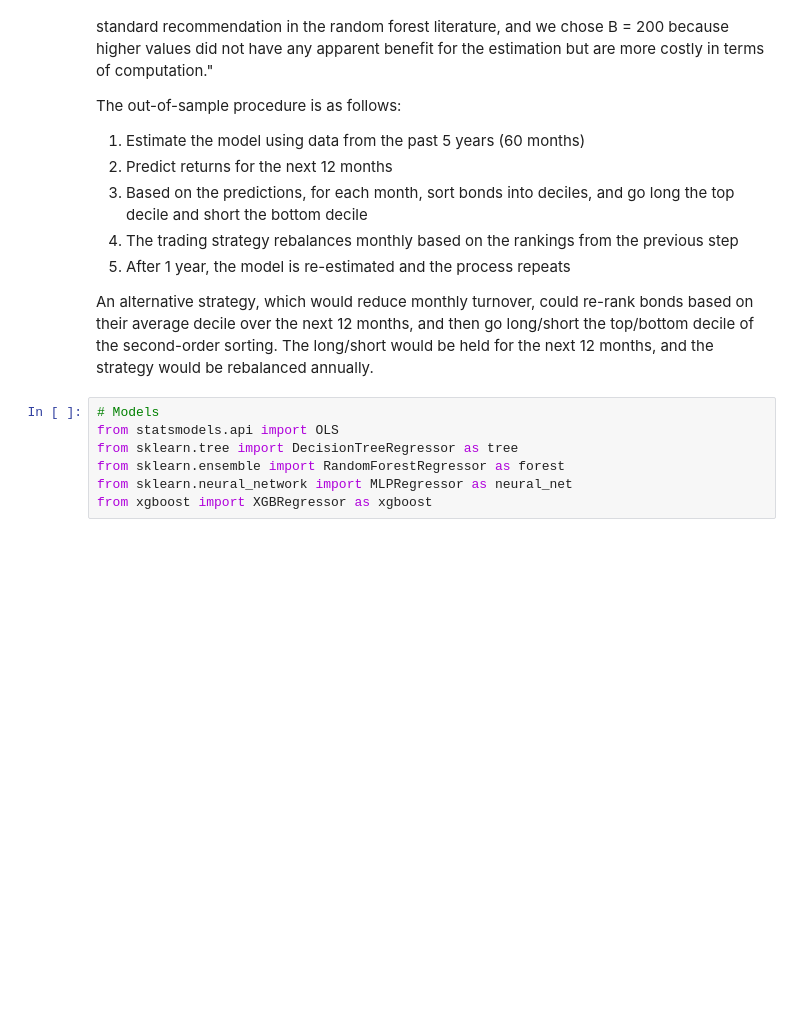
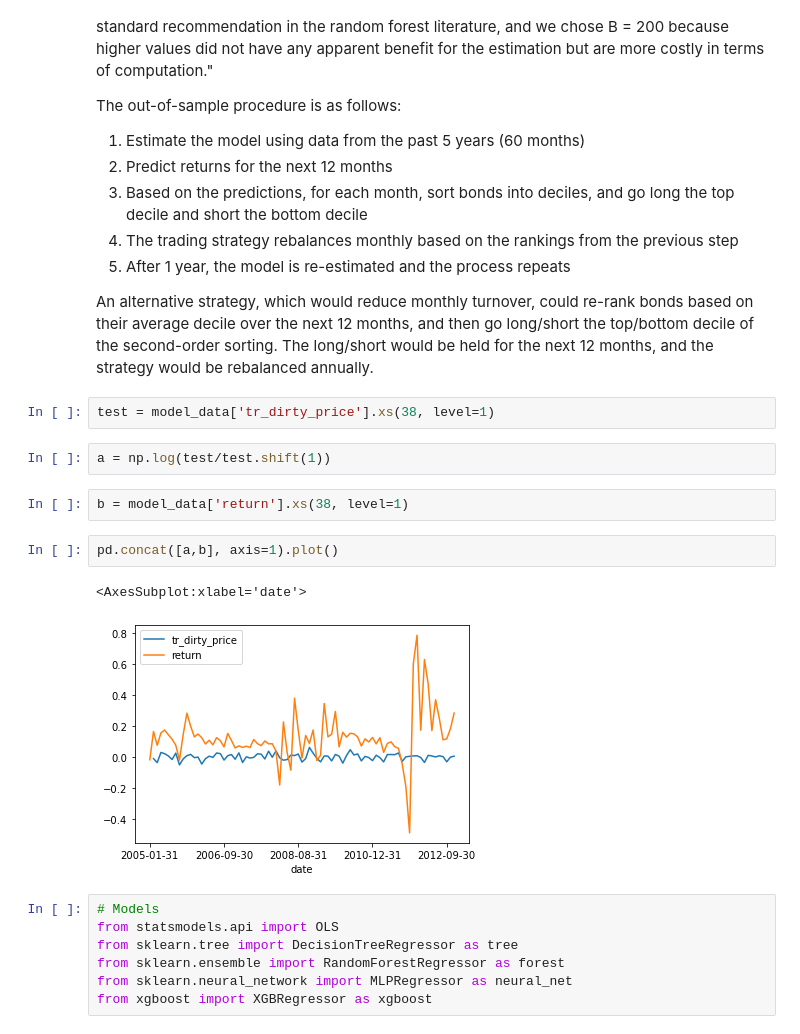
Before and after one commit to santoromano/Corporate-Bond-Factors, a Jupyter notebook: empirics.ipynb, the cells around one changed output. Cells and saved outputs as stored; diff of their text form; blank space fills up the shorter version.

Commit message:
returns not correct

```diff
--- a/empirics.ipynb
+++ b/empirics.ipynb
@@ -134,6 +134,17 @@ The out-of-sample procedure is as follows:
 5) After 1 year, the model is re-estimated and the process repeats
 
 An alternative strategy, which would reduce monthly turnover, could re-rank bonds based on their average decile over the next 12 months, and then go long/short the top/bottom decile of the second-order sorting. The long/short would be held for the next 12 months, and the strategy would be rebalanced annually.
+# %%
+test = model_data['tr_dirty_price'].xs(38, level=1)
+# %%
+a = np.log(test/test.shift(1))
+# %%
+b = model_data['return'].xs(38, level=1)
+# %%
+pd.concat([a,b], axis=1).plot()
+# %% [output]
+<AxesSubplot:xlabel='date'>
+[figure, added]
 # %%
 # Models
 from statsmodels.api import OLS
```
